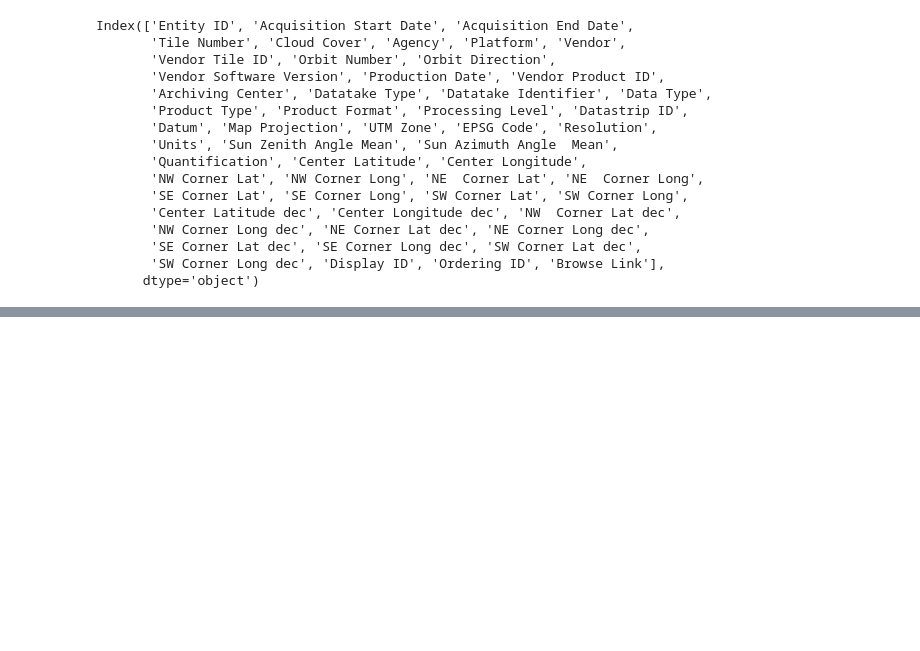
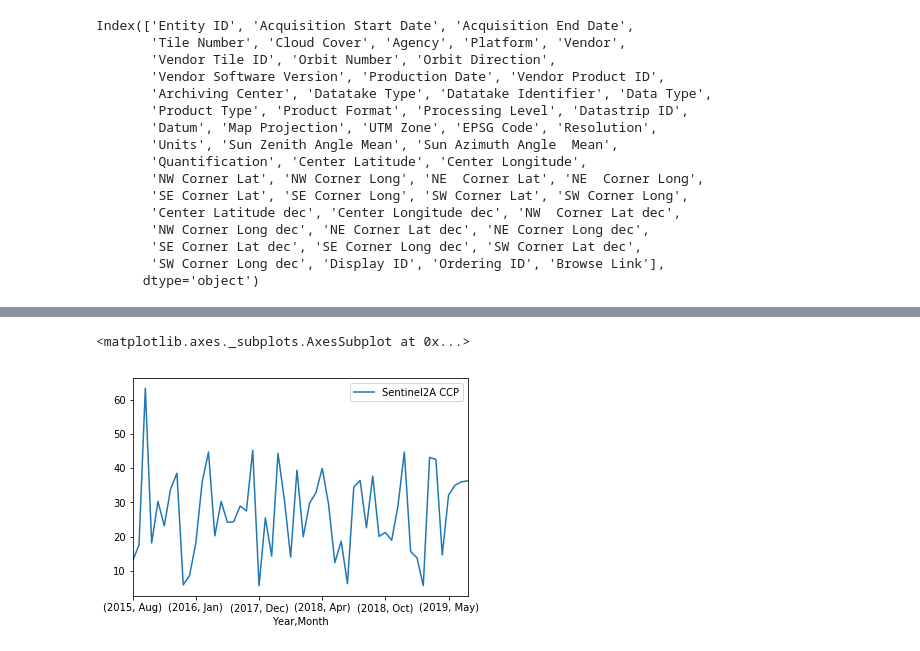
Before and after one commit to arisema/RemoteSensing, a Jupyter notebook: Sentinel2A_Landsat8_comparison.ipynb, the cells around one changed output, grey strips where cells are left out. Drawn from its saved outputs; the diff is of its cells as text; code cells hidden in the pictures; blank space fills up the shorter version.

```diff
--- a/Sentinel2A_Landsat8_comparison.ipynb
+++ b/Sentinel2A_Landsat8_comparison.ipynb
@@ -129,0 +135,5 @@ sg
+# %%
+sg.plot()
+# %% [output]
+<matplotlib.axes._subplots.AxesSubplot at 0x...>
+[figure, added]
```
Also changed, not shown: parts of 14 cells of this notebook.
